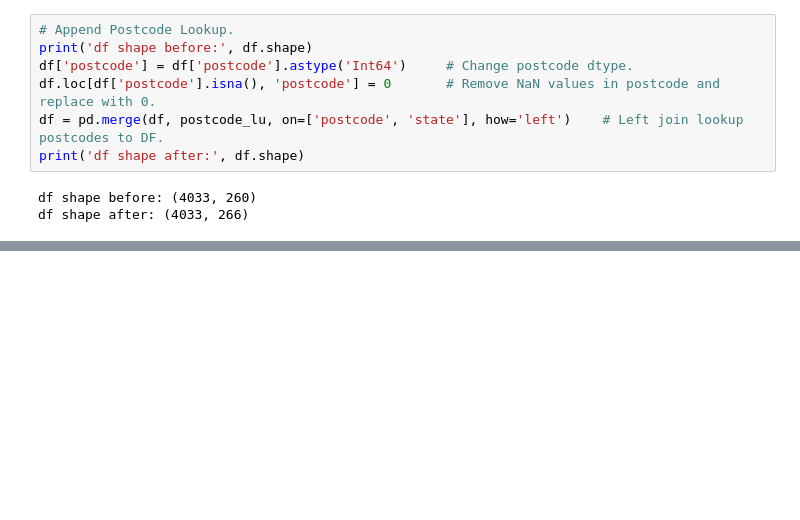
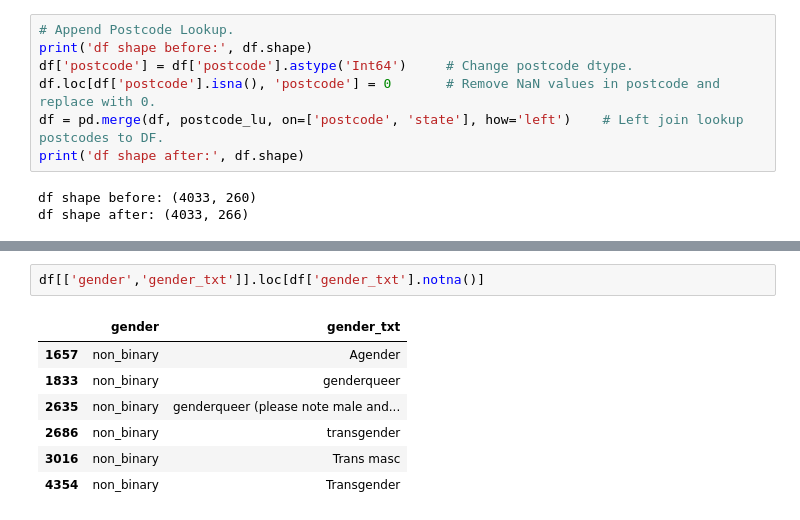
Before and after one commit to joniek/national_pain_survey, a Jupyter notebook: 2025-NPS.ipynb, the cells around one changed output, grey strips where cells are left out. Drawn from its saved outputs; the diff is of its cells as text; blank space fills up the shorter version.

```diff
--- a/2025-NPS.ipynb
+++ b/2025-NPS.ipynb
@@ -166,0 +324,10 @@ df
+# %%
+df[['gender','gender_txt']].loc[df['gender_txt'].notna()]
+# %% [output]
+|  | gender | gender_txt |
+| 1657 | non_binary | Agender |
+| 1833 | non_binary | genderqueer |
+| 2635 | non_binary | genderqueer (please note male and... |
+| 2686 | non_binary | transgender |
+| 3016 | non_binary | Trans masc |
+| 4354 | non_binary | Transgender |
```
Also changed, not shown: parts of 24 cells of this notebook.
